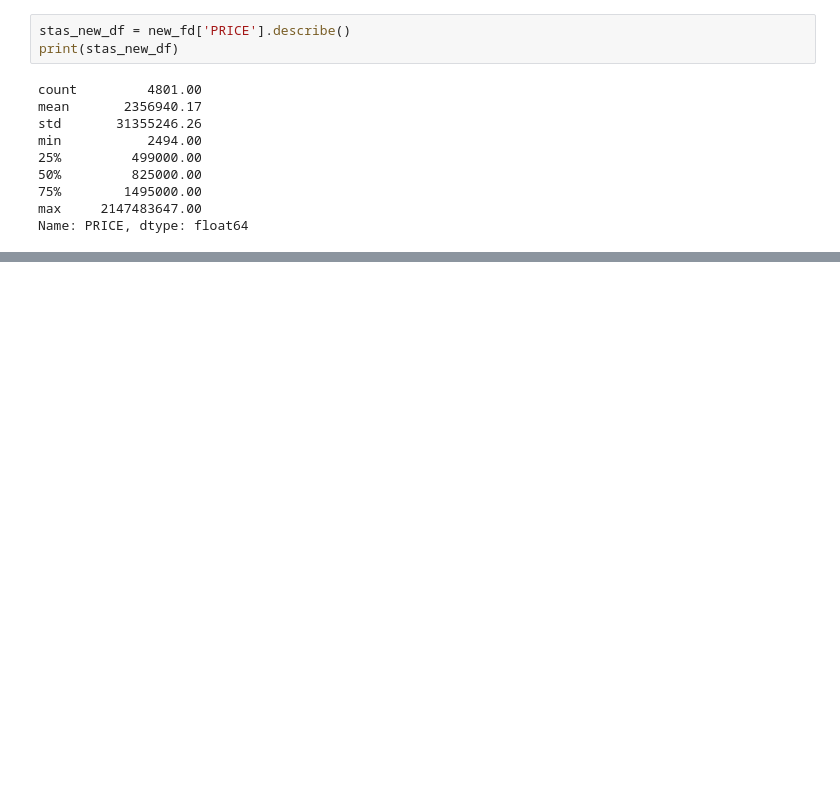
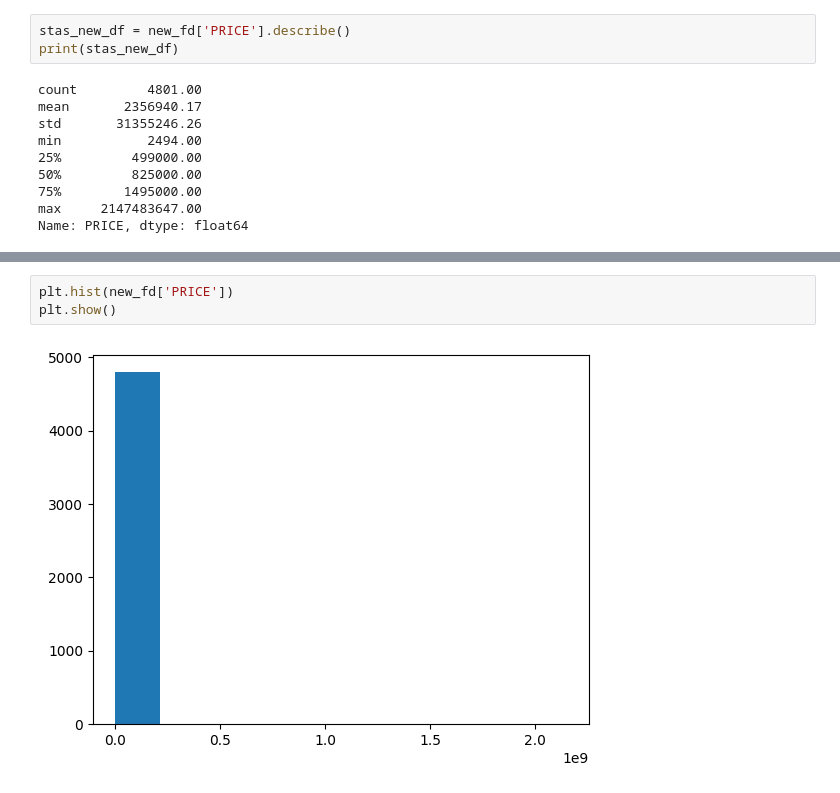
Before and after one commit to Happy4mou/NY-House-Prices-Project, a Jupyter notebook: notebooks/01_data_exploration.ipynb, the cells around one changed output, grey strips where cells are left out. Saved outputs shown, nothing was run; the diff lists cells and outputs as text; blank space fills up the shorter version.

```diff
--- a/notebooks/01_data_exploration.ipynb
+++ b/notebooks/01_data_exploration.ipynb
@@ -121,0 +133,5 @@ Name: PRICE, dtype: float64
+# %%
+plt.hist(new_fd['PRICE'])
+plt.show()
+# %% [output]
+[figure, added]
```
Also changed, not shown: parts of 6 cells of this notebook, 1 other file.
